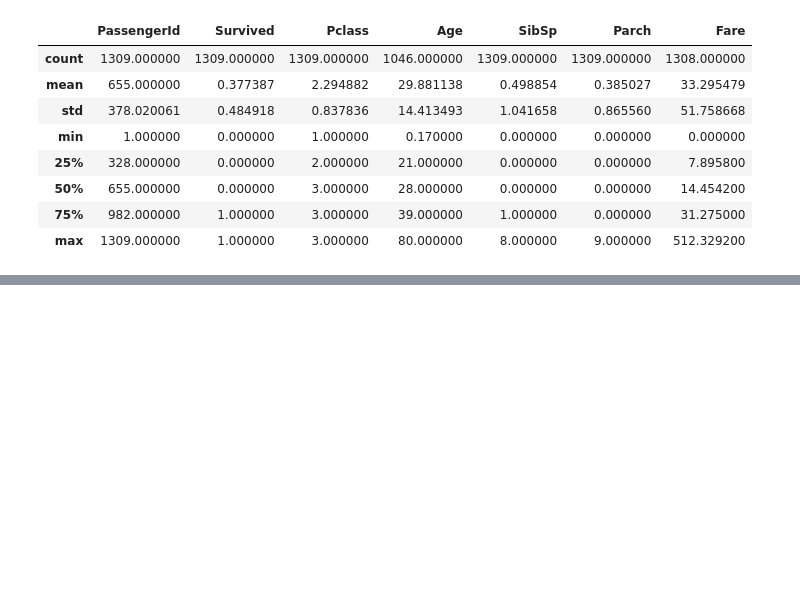
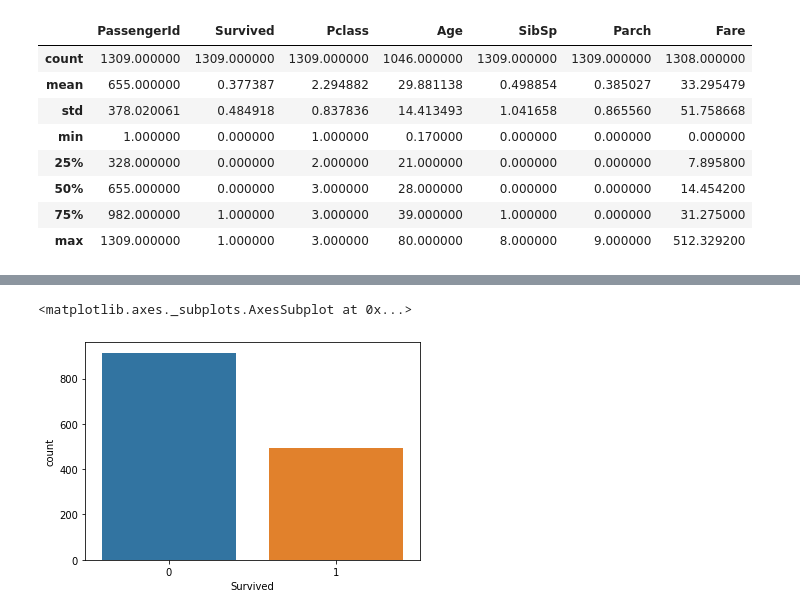
Before and after one commit to webabdullah/COLLECTED_LEARN, a Jupyter notebook: data_set_titanic(part4).ipynb, the cells around one changed output, grey strips where cells are left out. Drawn from its saved outputs; the diff is of its cells as text; code cells hidden in the pictures; blank space fills up the shorter version.

```diff
--- a/data_set_titanic(part4).ipynb
+++ b/data_set_titanic(part4).ipynb
@@ -56,0 +66,11 @@ titanic.describe()
+# %%
+def countplot(column):
+  return sns.countplot(x=column, data=titanic)
+# %%
+countplot('Pclass')
+countplot('Sex')
+countplot('Embarked')
+countplot('Survived')
+# %% [output]
+<matplotlib.axes._subplots.AxesSubplot at 0x...>
+[figure, added]
```
Also changed, not shown: parts of 8 cells of this notebook.
